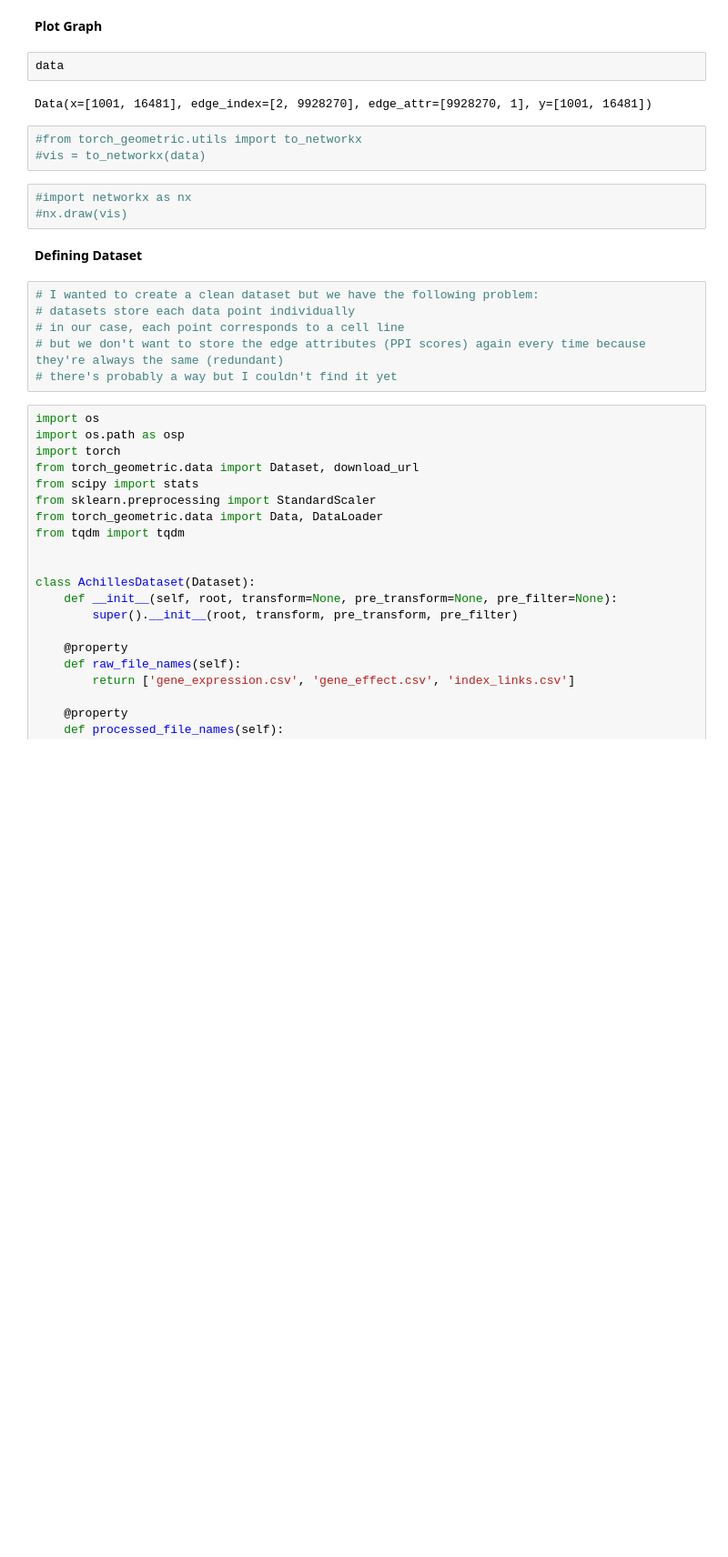
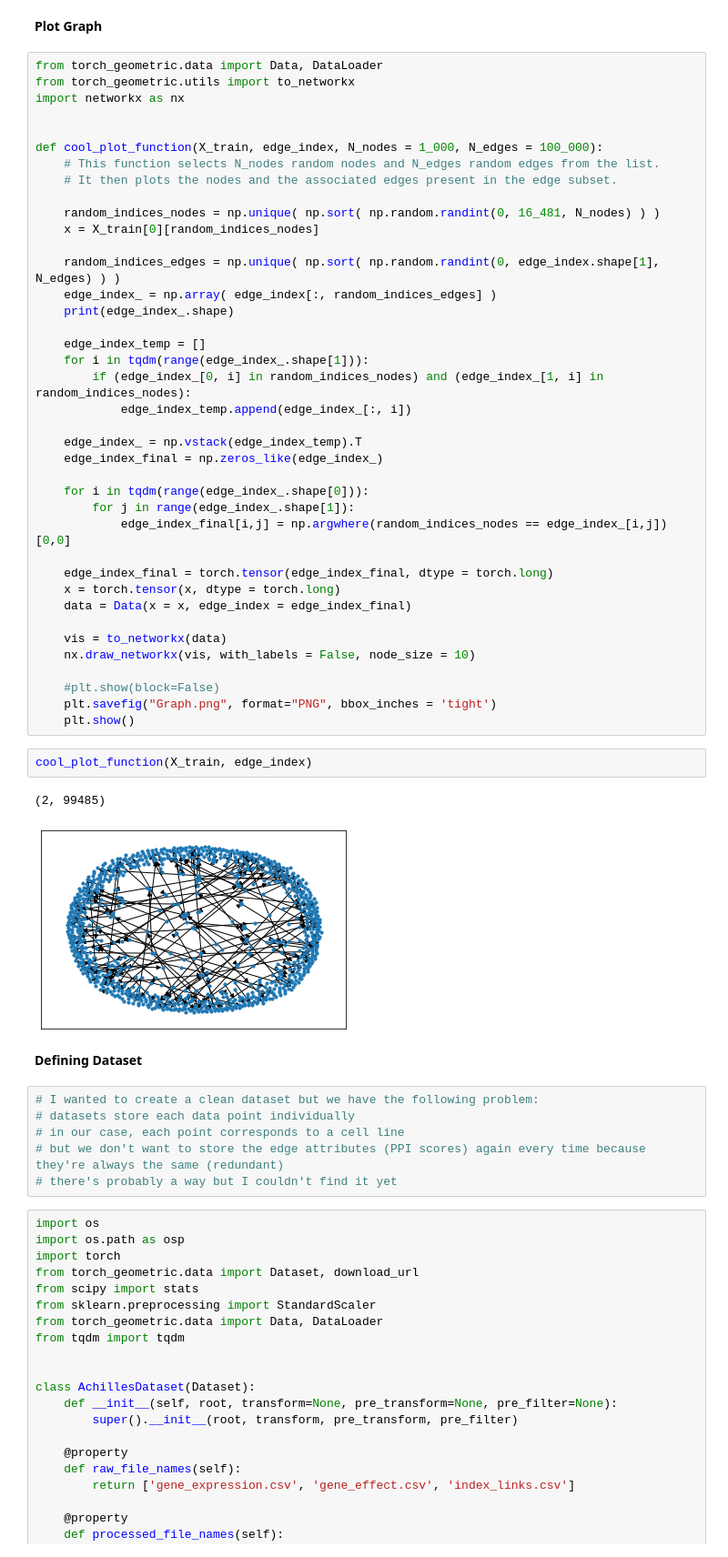
Before and after one commit to MatDagommer/crispr-genomics, a Jupyter notebook: graphNN.ipynb, the cells around one changed output. Shown at 91% size. Drawn from its saved outputs; the diff is of its cells as text; blank space fills up the shorter version.

```diff
--- a/graphNN.ipynb
+++ b/graphNN.ipynb
@@ -161,16 +154,50 @@ data = data.to(device)
 #test_loader = DataLoader(test_dataset, batch_size, shuffle=False)
 # %% [markdown]
 **Plot Graph**
-# %%
-data
-# %% [output]
-Data(x=[1001, 16481], edge_index=[2, 9928270], edge_attr=[9928270, 1], y=[1001, 16481])
-# %%
-#from torch_geometric.utils import to_networkx
-#vis = to_networkx(data)
-# %%
-#import networkx as nx
-#nx.draw(vis)
+# %%
+from torch_geometric.data import Data, DataLoader
+from torch_geometric.utils import to_networkx
+import networkx as nx
+
+
+def cool_plot_function(X_train, edge_index, N_nodes = 1_000, N_edges = 100_000):
+    # This function selects N_nodes random nodes and N_edges random edges from the list.
+    # It then plots the nodes and the associated edges present in the edge subset.
+
+    random_indices_nodes = np.unique( np.sort( np.random.randint(0, 16_481, N_nodes) ) )
+    x = X_train[0][random_indices_nodes]
+
+    random_indices_edges = np.unique( np.sort( np.random.randint(0, edge_index.shape[1], N_edges) ) )
+    edge_index_ = np.array( edge_index[:, random_indices_edges] )
+    print(edge_index_.shape)
+
+    edge_index_temp = []
+    for i in tqdm(range(edge_index_.shape[1])):
+        if (edge_index_[0, i] in random_indices_nodes) and (edge_index_[1, i] in random_indices_nodes):
+            edge_index_temp.append(edge_index_[:, i])
+
+    edge_index_ = np.vstack(edge_index_temp).T
+    edge_index_final = np.zeros_like(edge_index_)
+
+    for i in tqdm(range(edge_index_.shape[0])):
+        for j in range(edge_index_.shape[1]):
+            edge_index_final[i,j] = np.argwhere(random_indices_nodes == edge_index_[i,j])[0,0]
+
+    edge_index_final = torch.tensor(edge_index_final, dtype = torch.long)
+    x = torch.tensor(x, dtype = torch.long)
+    data = Data(x = x, edge_index = edge_index_final)
+
+    vis = to_networkx(data)
+    nx.draw_networkx(vis, with_labels = False, node_size = 10)
+
+    #plt.show(block=False)
+    plt.savefig("Graph.png", format="PNG", bbox_inches = 'tight')
+    plt.show()
+# %%
+cool_plot_function(X_train, edge_index)
+# %% [output]
+(2, 99485)
+[figure, added]
 # %% [markdown]
 **Defining Dataset**
 # %%
```
Also changed, not shown: parts of 25 cells of this notebook.
